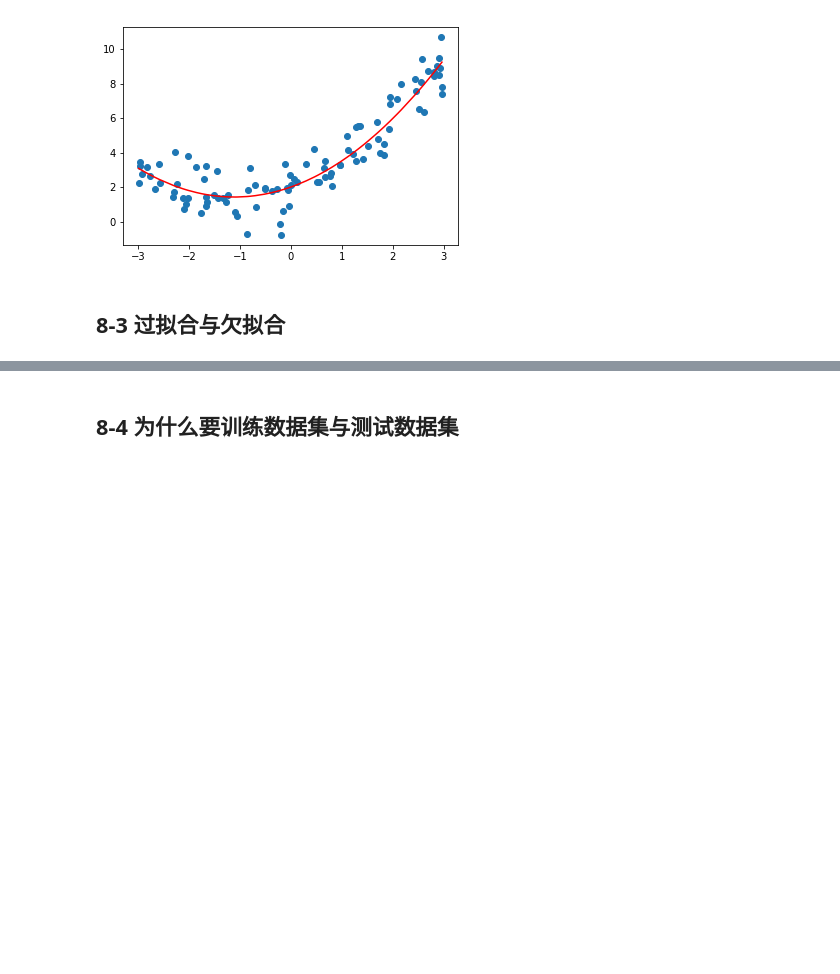
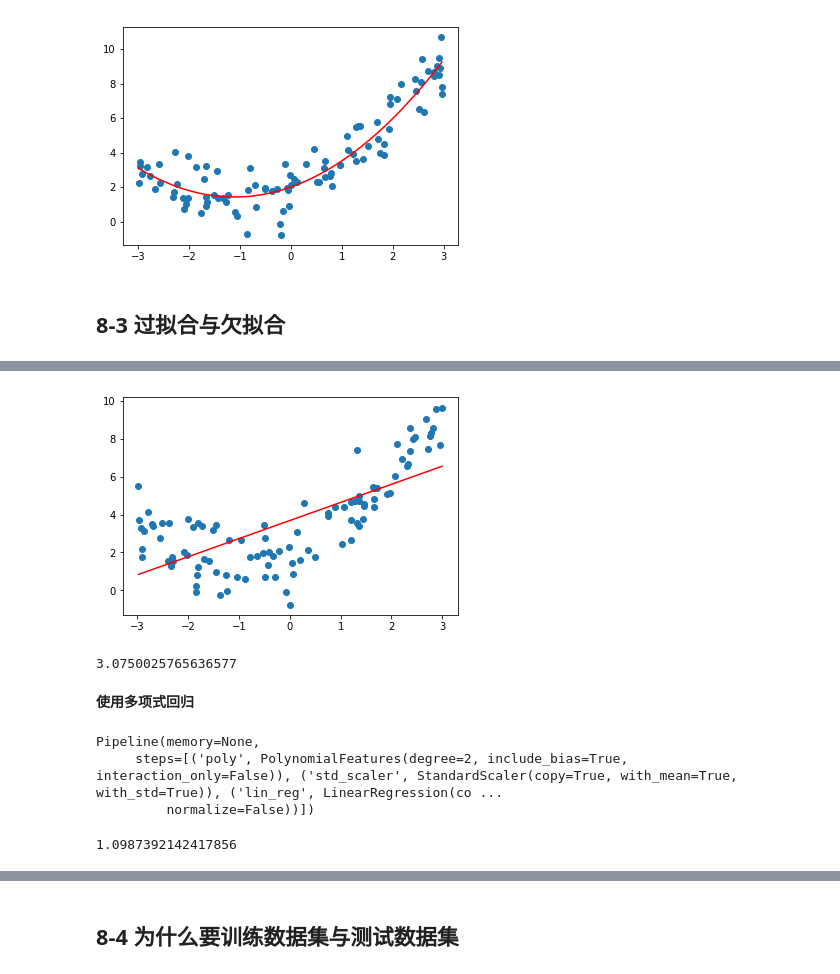
Before and after one commit to JinNiuMengMeng/deep_learn, a Jupyter notebook: Data_Handle/Python3入门机器学习算法与应用-慕课/08_第八章-多项式回归与模型泛化.ipynb, the cells around one changed output, grey strips where cells are left out. Drawn from its saved outputs; the diff is of its cells as text; code cells hidden in the pictures; blank space fills up the shorter version.

```diff
--- a/Data_Handle/Python3入门机器学习算法与应用-慕课/08_第八章-多项式回归与模型泛化.ipynb
+++ b/Data_Handle/Python3入门机器学习算法与应用-慕课/08_第八章-多项式回归与模型泛化.ipynb
@@ -176,0 +193,16 @@ y = np.random.normal(-1, 1, size=100)
+# %%
+y_predict = lin_reg.predict(X)
+plt.scatter(x, y)
+plt.plot(np.sort(x), y_predict[np.argsort(x)], color='r')
+plt.show()
+# %% [output]
+[figure, added]
+# %%
+from sklearn.metrics import mean_squared_error
+
+y_predict = lin_reg.predict(X)
+mean_squared_error(y, y_predict)
+# %% [output]
+3.0750025765636577
+# %% [markdown]
+**使用多项式回归**
@@ -176,0 +220,12 @@ y = np.random.normal(-1, 1, size=100)
+# %%
+poly2_reg = PolynomialRegression(degree=2)
+poly2_reg.fit(X, y)
+# %% [output]
+Pipeline(memory=None,
+     steps=[('poly', PolynomialFeatures(degree=2, include_bias=True, interaction_only=False)), ('std_scaler', StandardScaler(copy=True, with_mean=True, with_std=True)), ('lin_reg', LinearRegression(co ...
+         normalize=False))])
+# %%
+y2_predict = poly2_reg.predict(X)
+mean_squared_error(y, y2_predict)
+# %% [output]
+1.0987392142417856
```
Also changed, not shown: parts of 64 cells of this notebook, 18 other files.
